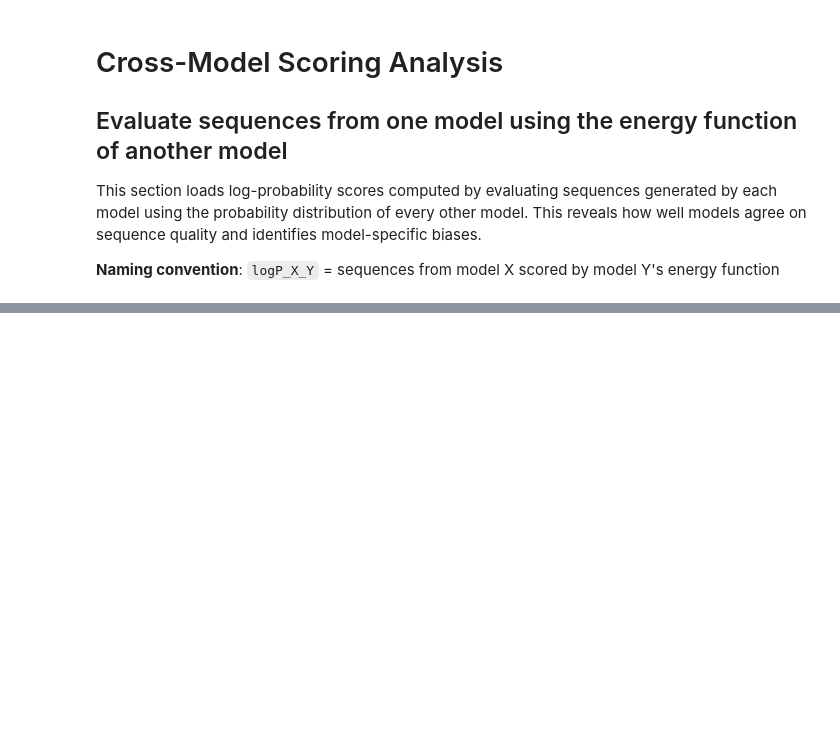
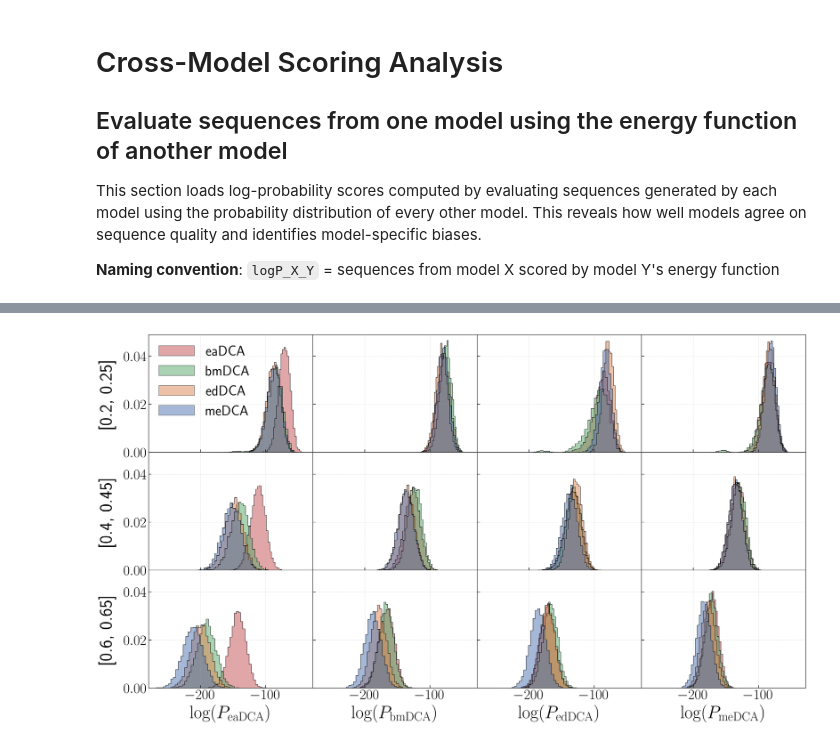
Before and after one commit to robertonetti/entropy-sparse-DCA, a Jupyter notebook: data_analysis/entropy.ipynb, the cells around one changed output, grey strips where cells are left out. Cells and saved outputs as stored; diff of their text form; code cells hidden in the pictures; blank space fills up the shorter version.

```diff
--- a/data_analysis/entropy.ipynb
+++ b/data_analysis/entropy.ipynb
@@ -836,6 +905,7 @@ ene_bmDCA_bmDCA_3 = np.load(output_dir / "ene_bmDCA_bmDCA_3.npy")
 # %%
 import matplotlib.pyplot as plt
 import matplotlib as mpl
+from matplotlib.patches import Patch
 
 def create_energy_distribution_panel(figsize=(32, 16)):
     """Create single plot (3x4) of energy distributions across all divergence intervals."""
@@ -843,21 +913,21 @@ def create_energy_distribution_panel(figsize=(32, 16)):
     # === LaTeX style configuration ===
     plt.rcParams.update({
         "text.usetex": True,
-        "font.family": "serif",
-        "font.serif": ["Computer Modern Roman"],
-        "axes.linewidth": 1.2,
-        "xtick.direction": "in",
-        "ytick.direction": "in",
-        "xtick.top": True,
-        "ytick.right": True,
-        "xtick.major.size": 3.5,
-        "ytick.major.size": 3.5,
-        "xtick.minor.size": 2,
-        "ytick.minor.size": 2,
-        "axes.labelsize": 14,
-        "xtick.labelsize": 14,
-        "ytick.labelsize": 14,
-        "legend.frameon": False
+        # "font.family": "serif",
+        # "font.serif": ["Computer Modern Roman"],
+        # "axes.linewidth": 1.2,
+        # "xtick.direction": "in",
+        # "ytick.direction": "in",
+        # "xtick.top": True,
+        # "ytick.right": True,
+        # "xtick.major.size": 3.5,
+        # "ytick.major.size": 3.5,
+        # "xtick.minor.size": 2,
+        # "ytick.minor.size": 2,
+        # "axes.labelsize": 14,
+        # "xtick.labelsize": 14,
+        # "ytick.labelsize": 14,
+        # "legend.frameon": False
     })
 
     # === Titles for each divergence level ===
@@ -875,8 +945,6 @@ def create_energy_distribution_panel(figsize=(32, 16)):
     # === Create 3x4 figure grid (3 rows = divergence levels, 4 columns = models) ===
     fig, axes = plt.subplots(3, 4, figsize=figsize, sharey=True, sharex=True)
     plt.subplots_adjust(wspace=0.0, hspace=0., left=0.06, right=0.86, top=0.94, bottom=0.08)
-
-    legend_handles, legend_labels = [], []
 
     # === Loop: 3 rows (divergence), 4 columns (models) ===
     for row_idx, mask_type in enumerate([1, 2, 3]):
@@ -911,40 +979,41 @@ def create_energy_distribution_panel(figsize=(32, 16)):
                     ax.set_xlabel(r"$\log(P_{\mathrm{eaDCA}})$", fontsize=50, labelpad=8)
                 elif col_idx == 1:
                     ax.set_xlabel(r"$\log(P_{\mathrm{bmDCA}})$", fontsize=50, labelpad=8)
                 elif col_idx == 2:
                     ax.set_xlabel(r"$\log(P_{\mathrm{edDCA}})$", fontsize=50, labelpad=8)
                 elif col_idx == 3:
                     ax.set_xlabel(r"$\log(P_{\mathrm{meDCA}})$", fontsize=50, labelpad=8)
 
             # --- Row labels (left column only) ---
             if col_idx == 0:
                 ax.text(-0.25, 0.5, mask_titles[mask_type],
                         fontsize=50, rotation=90, va='center', ha='center',
                         transform=ax.transAxes)
 
             # --- Axis styling ---
             ax.tick_params(axis='both', which='major', labelsize=40, direction='in', length=8, width=1.5)
             ax.tick_params(axis='both', which='minor', labelsize=40, direction='in', length=4, width=1)
             ax.grid(alpha=0.4, linestyle='--', linewidth=1)
             for spine in ax.spines.values():
                 spine.set_linewidth(1.5)
                 spine.set_color('#2F2F2F')
 
-            # --- Collect legend handles (once only) ---
-            if row_idx == 0 and col_idx == 0:
-                handles, labels = ax.get_legend_handles_labels()
-                legend_handles.extend(handles)
-                legend_labels.extend(labels)
-
-    # === External legend on the right side ===
-    fig.legend(legend_handles, legend_labels, loc='center right', fontsize=40,
+    # === External legend on the right side with black border on color boxes ===
+    legend_order = ['eaDCA', 'bmDCA', 'edDCA', 'meDCA']
+    legend_handles = [
+        Patch(facecolor=colors[name], edgecolor='black', linewidth=1.5, alpha=0.5, label=name)
+        for name in legend_order
+    ]
+    fig.legend(legend_handles, legend_order, loc='center right', fontsize=40,
                bbox_to_anchor=(0.21, 0.825), frameon=False, fancybox=False, shadow=False,
-               framealpha=0.95, borderpad=1, handlelength=2.5)
+               framealpha=0.95, borderpad=1, handlelength=2.5, edgecolor="black")
 
     # === Save and show ===
-    plt.savefig(output_path +"energy_distributions_fullpanel.png", bbox_inches='tight', dpi=300)
+    plt.savefig(output_path +"energy_distributions_fullpanel.pdf", bbox_inches='tight')
     plt.show()
 
 
 # === Execute plotting function ===
 create_energy_distribution_panel()
+# %% [output]
+[figure, added]
```
Also changed, not shown: parts of 30 cells of this notebook, 23 other files.
